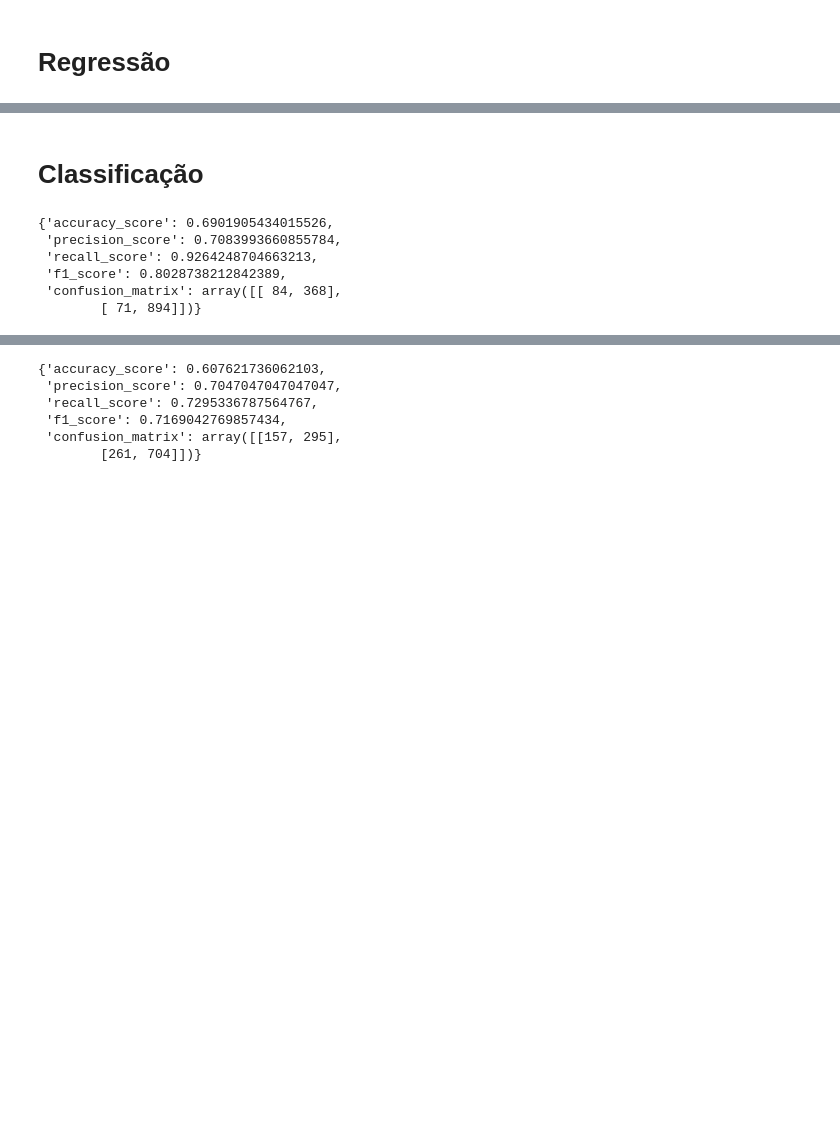
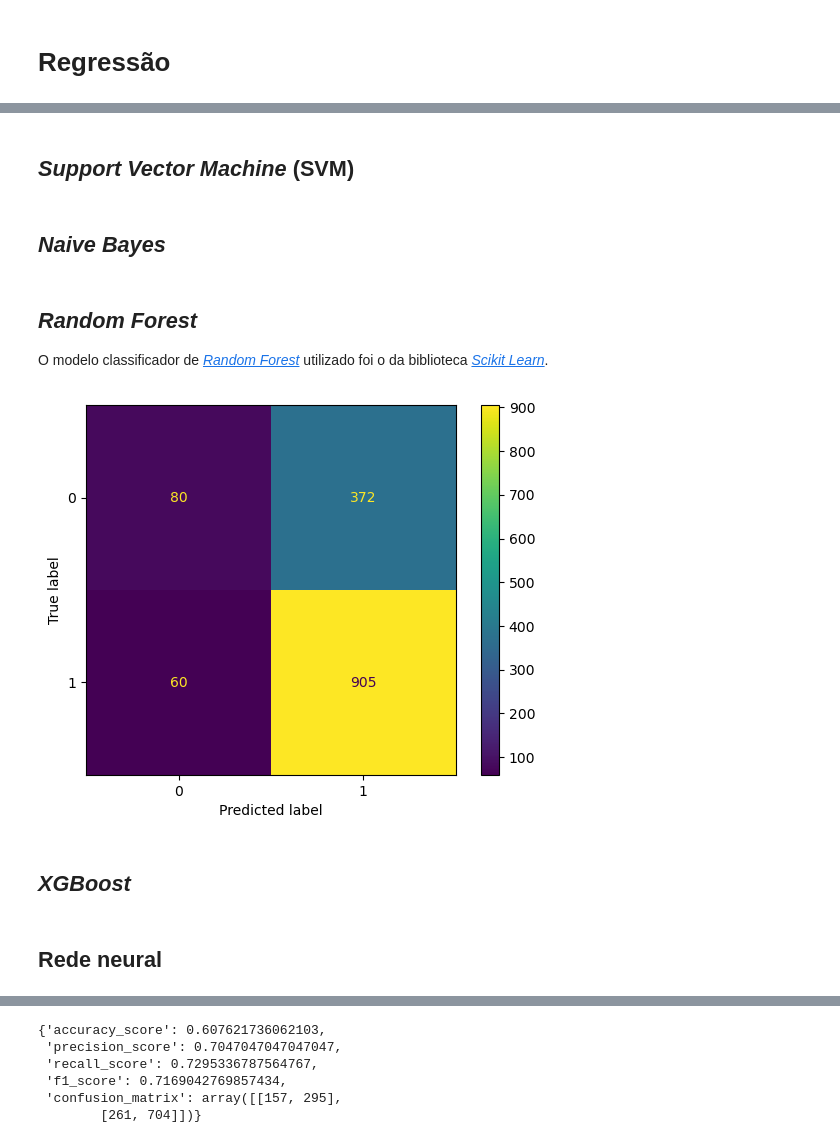
Before and after one commit to lframosferreira/ml-final-project, a Jupyter notebook: main.ipynb, the cells around one changed output, grey strips where cells are left out. Saved outputs shown, nothing was run; the diff lists cells and outputs as text; code cells hidden in the pictures; blank space fills up the shorter version.

```diff
--- a/main.ipynb
+++ b/main.ipynb
@@ -243,2 +247,20 @@ xgb.plot_importance(booster=model, max_num_features=10)
+# %% [markdown]
+## _Support Vector Machine_ (SVM)
+# %% [markdown]
+## _Naive Bayes_
+# %% [markdown]
+## _Random Forest_
+
+O modelo classificador de [_Random Forest_](https://en.wikipedia.org/wiki/Random_forest) utilizado foi o da biblioteca [_Scikit Learn_](https://scikit-learn.org/stable/modules/generated/sklearn.ensemble.RandomForestClassifier.html).
+# %%
+NUMBER_OF_ESTIMATORS: np.int32 = 300
+model: RandomForestClassifier = RandomForestClassifier(n_estimators=NUMBER_OF_ESTIMATORS, random_state=RANDOM_STATE)
+model.fit(X_train, y_train)
+y_pred = model.predict(X_test)
+get_run_info(y_true=y_test, y_pred=y_pred)
+metrics.ConfusionMatrixDisplay.from_predictions(y_test, y_pred)
+None
+# %% [output]
+[figure, added]
 # %% [markdown]
-# Classificação
+## _XGBoost_
@@ -250,12 +267,2 @@ NUMBER_OF_ESTIMATORS: np.int32 = 300
-# %%
-model = RandomForestClassifier(n_estimators=NUMBER_OF_ESTIMATORS, random_state=RANDOM_STATE)
-model.fit(X_train, y_train)
-y_pred = model.predict(X_test)
-get_run_info(y_true=y_test, y_pred=y_pred)
-# %% [output]
-{'accuracy_score': 0.6901905434015526,
- 'precision_score': 0.7083993660855784,
- 'recall_score': 0.9264248704663213,
- 'f1_score': 0.8028738212842389,
- 'confusion_matrix': array([[ 84, 368],
-        [ 71, 894]])}
+# %% [markdown]
+## Rede neural
```
Also changed, not shown: parts of 11 cells of this notebook.
